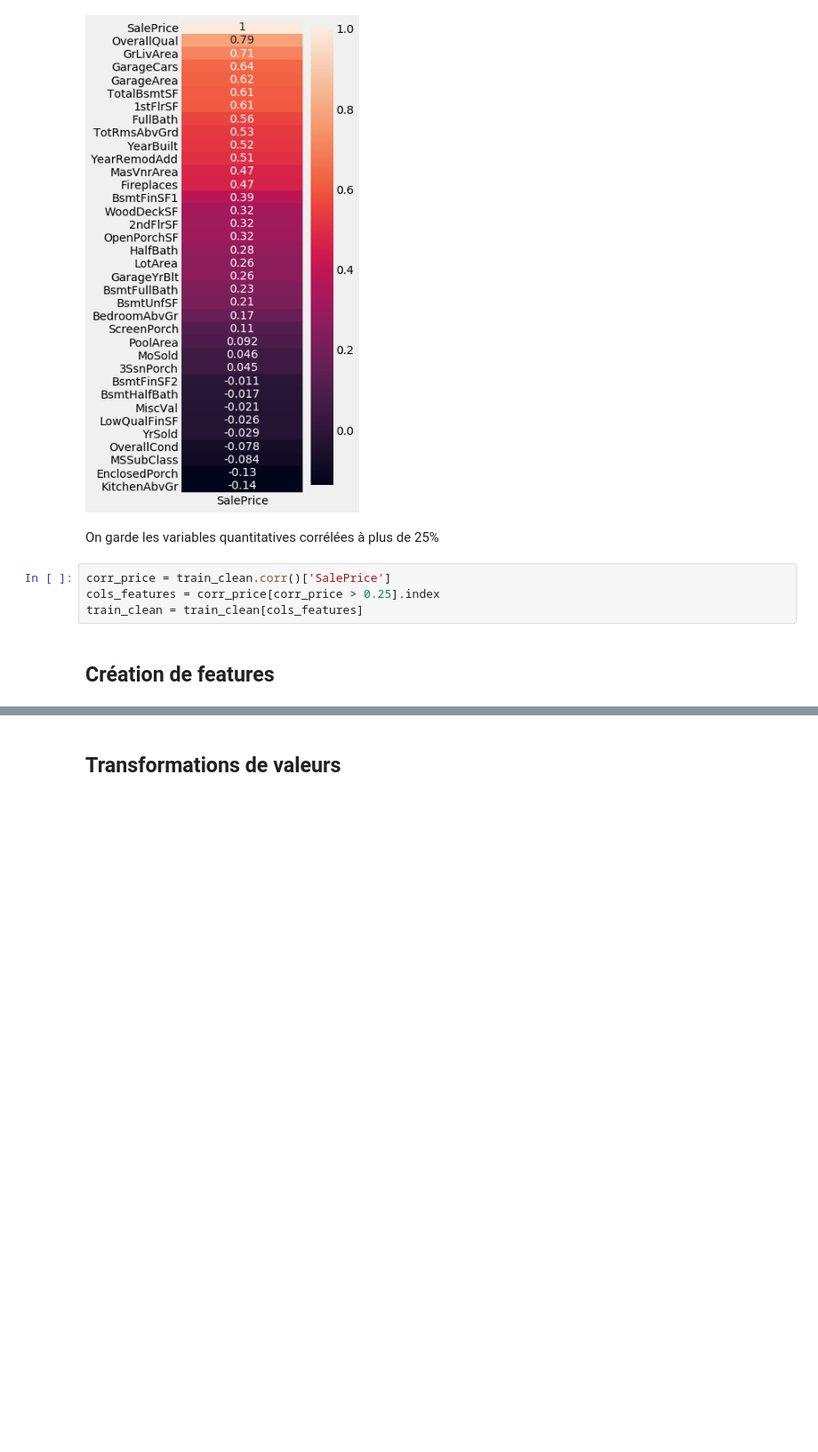
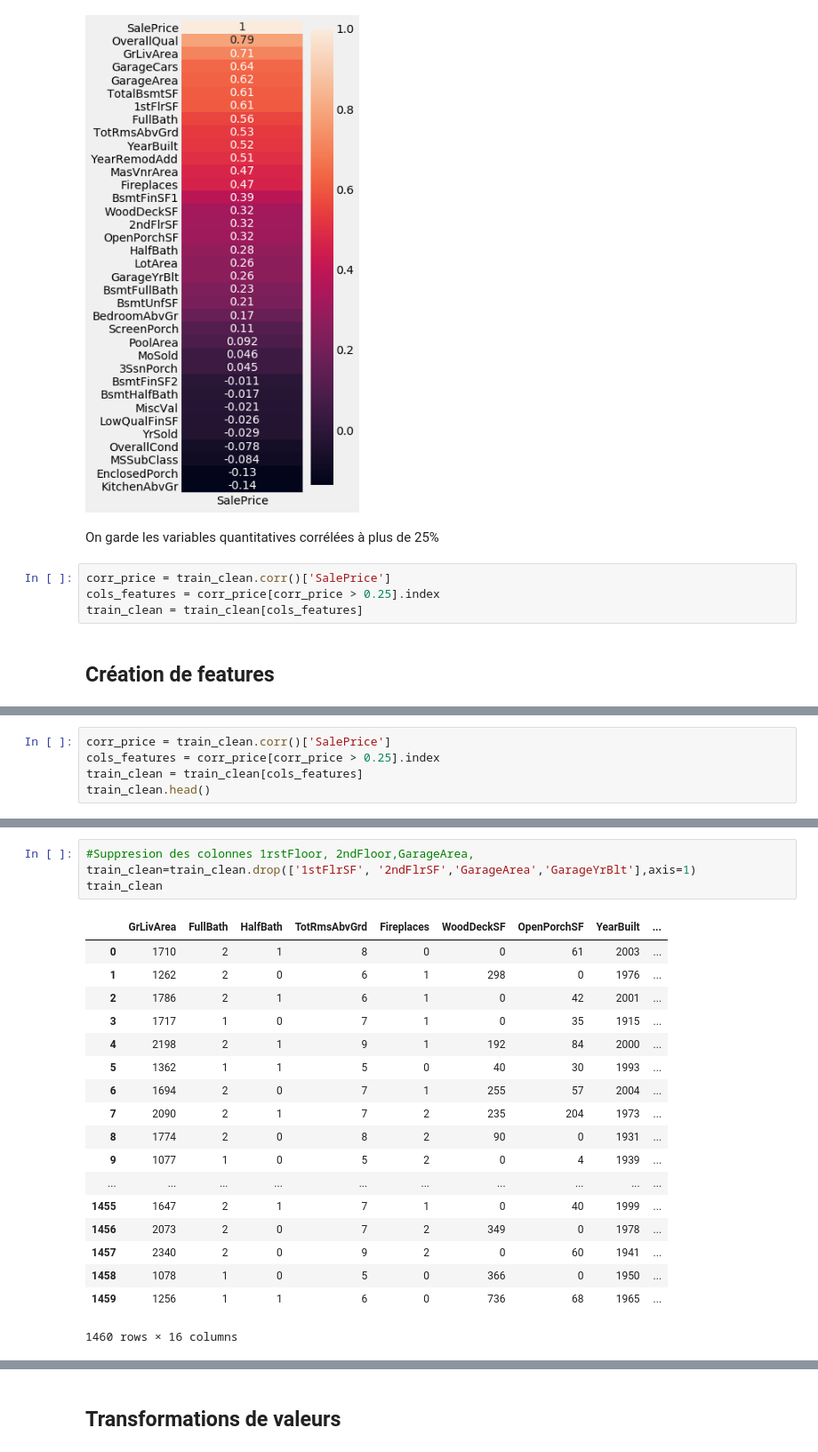
Before and after one commit to June-So/House-Price-Project, a Jupyter notebook: linear_regression.ipynb, the cells around one changed output, grey strips where cells are left out. Shown at 89% size. Cells and saved outputs as stored; diff of their text form; blank space fills up the shorter version.

```diff
--- a/linear_regression.ipynb
+++ b/linear_regression.ipynb
@@ -124,0 +171,5 @@ train_clean = train_clean[cols_features]
+# %%
+corr_price = train_clean.corr()['SalePrice']
+cols_features = corr_price[corr_price > 0.25].index
+train_clean = train_clean[cols_features]
+train_clean.head()
@@ -124,0 +191,23 @@ train_clean = train_clean[cols_features]
+# %%
+#Suppresion des colonnes 1rstFloor, 2ndFloor,GarageArea,
+train_clean=train_clean.drop(['1stFlrSF', '2ndFlrSF','GarageArea','GarageYrBlt'],axis=1)
+train_clean
+# %% [output]
+|  | GrLivArea | FullBath | HalfBath | TotRmsAbvGrd | Fireplaces | WoodDeckSF | OpenPorchSF | YearBuilt | ... |
+| 0 | 1710 | 2 | 1 | 8 | 0 | 0 | 61 | 2003 | ... |
+| 1 | 1262 | 2 | 0 | 6 | 1 | 298 | 0 | 1976 | ... |
+| 2 | 1786 | 2 | 1 | 6 | 1 | 0 | 42 | 2001 | ... |
+| 3 | 1717 | 1 | 0 | 7 | 1 | 0 | 35 | 1915 | ... |
+| 4 | 2198 | 2 | 1 | 9 | 1 | 192 | 84 | 2000 | ... |
+| 5 | 1362 | 1 | 1 | 5 | 0 | 40 | 30 | 1993 | ... |
+| 6 | 1694 | 2 | 0 | 7 | 1 | 255 | 57 | 2004 | ... |
+| 7 | 2090 | 2 | 1 | 7 | 2 | 235 | 204 | 1973 | ... |
+| 8 | 1774 | 2 | 0 | 8 | 2 | 90 | 0 | 1931 | ... |
+| 9 | 1077 | 1 | 0 | 5 | 2 | 0 | 4 | 1939 | ... |
+| ... | ... | ... | ... | ... | ... | ... | ... | ... | ... |
+| 1455 | 1647 | 2 | 1 | 7 | 1 | 0 | 40 | 1999 | ... |
+| 1456 | 2073 | 2 | 0 | 7 | 2 | 349 | 0 | 1978 | ... |
+| 1457 | 2340 | 2 | 0 | 9 | 2 | 0 | 60 | 1941 | ... |
+| 1458 | 1078 | 1 | 0 | 5 | 0 | 366 | 0 | 1950 | ... |
+| 1459 | 1256 | 1 | 1 | 6 | 0 | 736 | 68 | 1965 | ... |
+1460 rows × 16 columns
```
Also changed, not shown: parts of 18 cells of this notebook.
